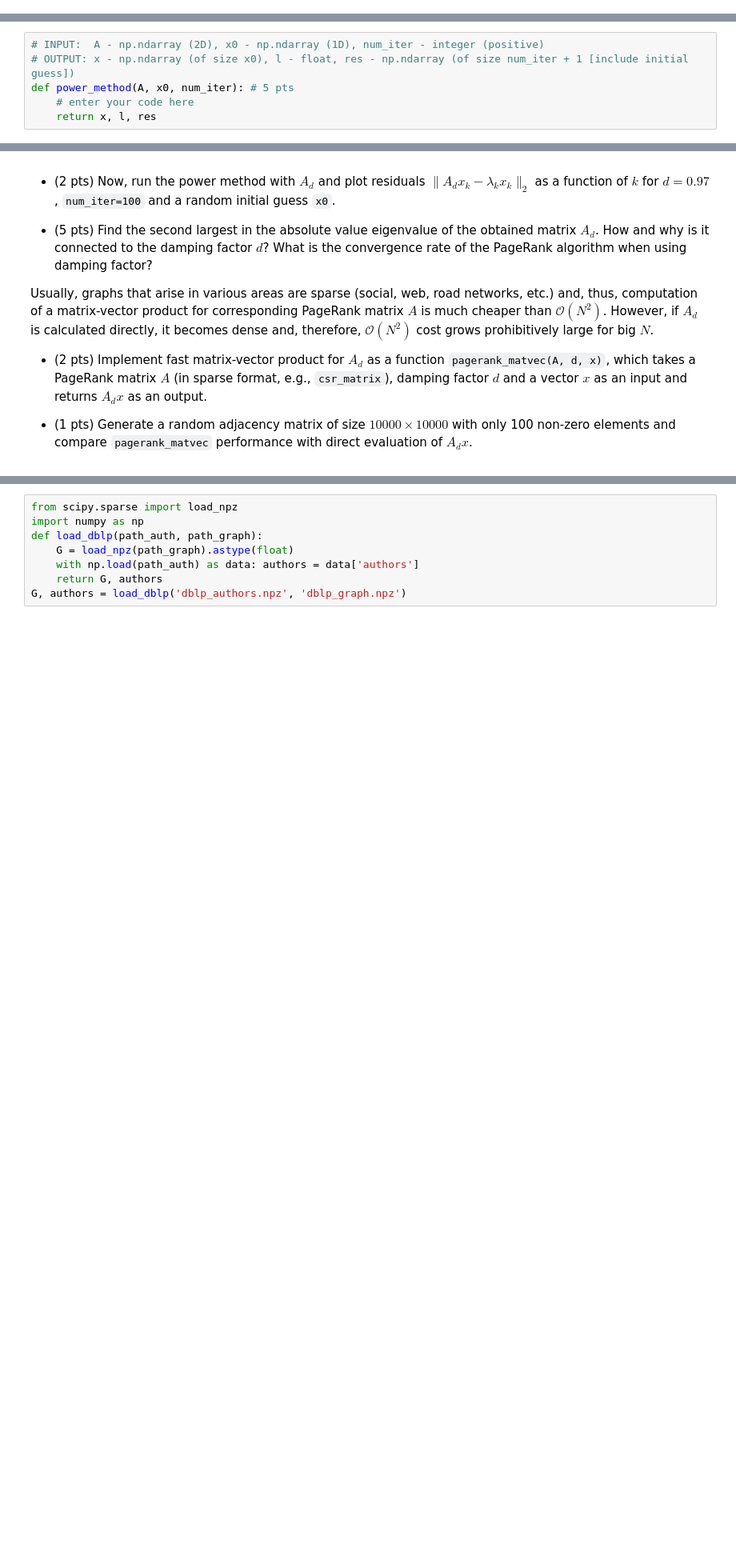
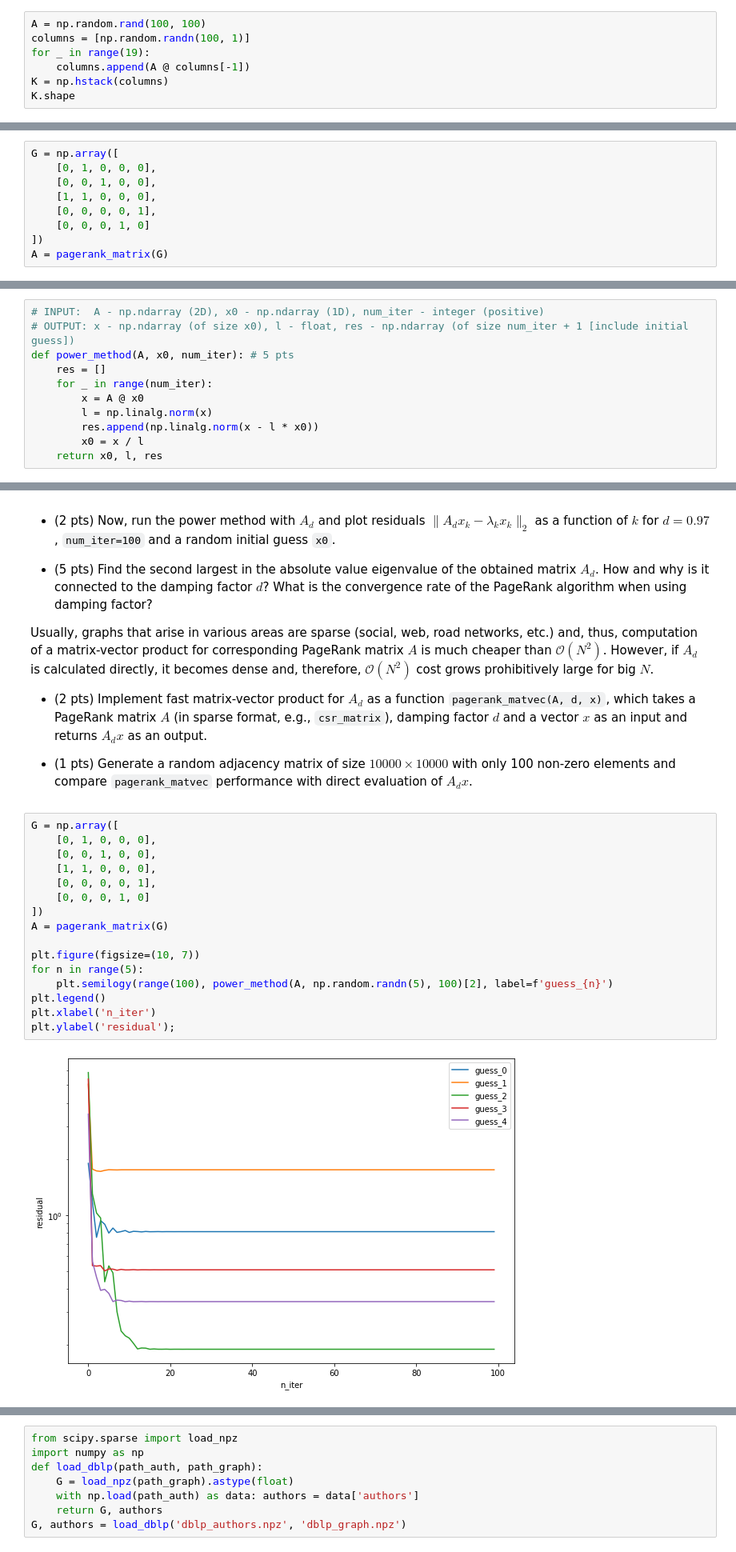
Before and after one commit to waytobehigh/nla2019, a Jupyter notebook: psets/pset2/PS2.ipynb, the cells around one changed output, grey strips where cells are left out. Shown at 80% size. Saved outputs shown, nothing was run; the diff lists cells and outputs as text; blank space fills up the shorter version.

````diff
--- a/psets/pset2/PS2.ipynb
+++ b/psets/pset2/PS2.ipynb
@@ -368,0 +392,7 @@ def modified_gram_schmidt_qr(A): # 5 pts
+# %%
+A = np.random.rand(100, 100)
+columns = [np.random.randn(100, 1)]
+for _ in range(19):
+    columns.append(A @ columns[-1])
+K = np.hstack(columns)
+K.shape
@@ -920,3 +978,12 @@ What is its largest eigenvalue? What multiplicity does it have?
 
 
 * (5 pts) Implement the power method for a given matrix $A$, an initial guess $x_0$ and a number of iterations ```num_iter```. It should be organized as a function ```power_method(A, x0, num_iter)``` that outputs approximation to eigenvector $x$, eigenvalue $\lambda$ and history of residuals $\{\|Ax_k - \lambda_k x_k\|_2\}$. Make sure that the method converges to the correct solution on a matrix $\begin{bmatrix} 2 & -1 \\ -1 & 2 \end{bmatrix}$ which is known to have the largest eigenvalue equal to $3$.
+# %%
+G = np.array([
+    [0, 1, 0, 0, 0],
+    [0, 0, 1, 0, 0],
+    [1, 1, 0, 0, 0],
+    [0, 0, 0, 0, 1],
+    [0, 0, 0, 1, 0]
+])
+A = pagerank_matrix(G)
@@ -924,5 +1001,10 @@ What is its largest eigenvalue? What multiplicity does it have?
 # INPUT:  A - np.ndarray (2D), x0 - np.ndarray (1D), num_iter - integer (positive)
 # OUTPUT: x - np.ndarray (of size x0), l - float, res - np.ndarray (of size num_iter + 1 [include initial guess])
 def power_method(A, x0, num_iter): # 5 pts
-    # enter your code here
-    return x, l, res
+    res = []
+    for _ in range(num_iter):
+        x = A @ x0
+        l = np.linalg.norm(x)
+        res.append(np.linalg.norm(x - l * x0))
+        x0 = x / l
+    return x0, l, res
@@ -952,3 +1041,21 @@ Usually, graphs that arise in various areas are sparse (social, web, road networ
 * (2 pts) Implement fast matrix-vector product for $A_d$ as a function ```pagerank_matvec(A, d, x)```, which takes a PageRank matrix $A$ (in sparse format, e.g., ```csr_matrix```), damping factor $d$ and a vector $x$ as an input and returns $A_dx$ as an output.
 
 * (1 pts) Generate a random adjacency matrix of size $10000 \times 10000$ with only 100 non-zero elements and compare ```pagerank_matvec``` performance with direct evaluation of $A_dx$.
+# %%
+G = np.array([
+    [0, 1, 0, 0, 0],
+    [0, 0, 1, 0, 0],
+    [1, 1, 0, 0, 0],
+    [0, 0, 0, 0, 1],
+    [0, 0, 0, 1, 0]
+])
+A = pagerank_matrix(G)
+
+plt.figure(figsize=(10, 7))
+for n in range(5):
+    plt.semilogy(range(100), power_method(A, np.random.randn(5), 100)[2], label=f'guess_{n}')
+plt.legend()
+plt.xlabel('n_iter')
+plt.ylabel('residual');
+# %% [output]
+[figure, added]
````
Also changed, not shown: parts of 42 cells of this notebook.
